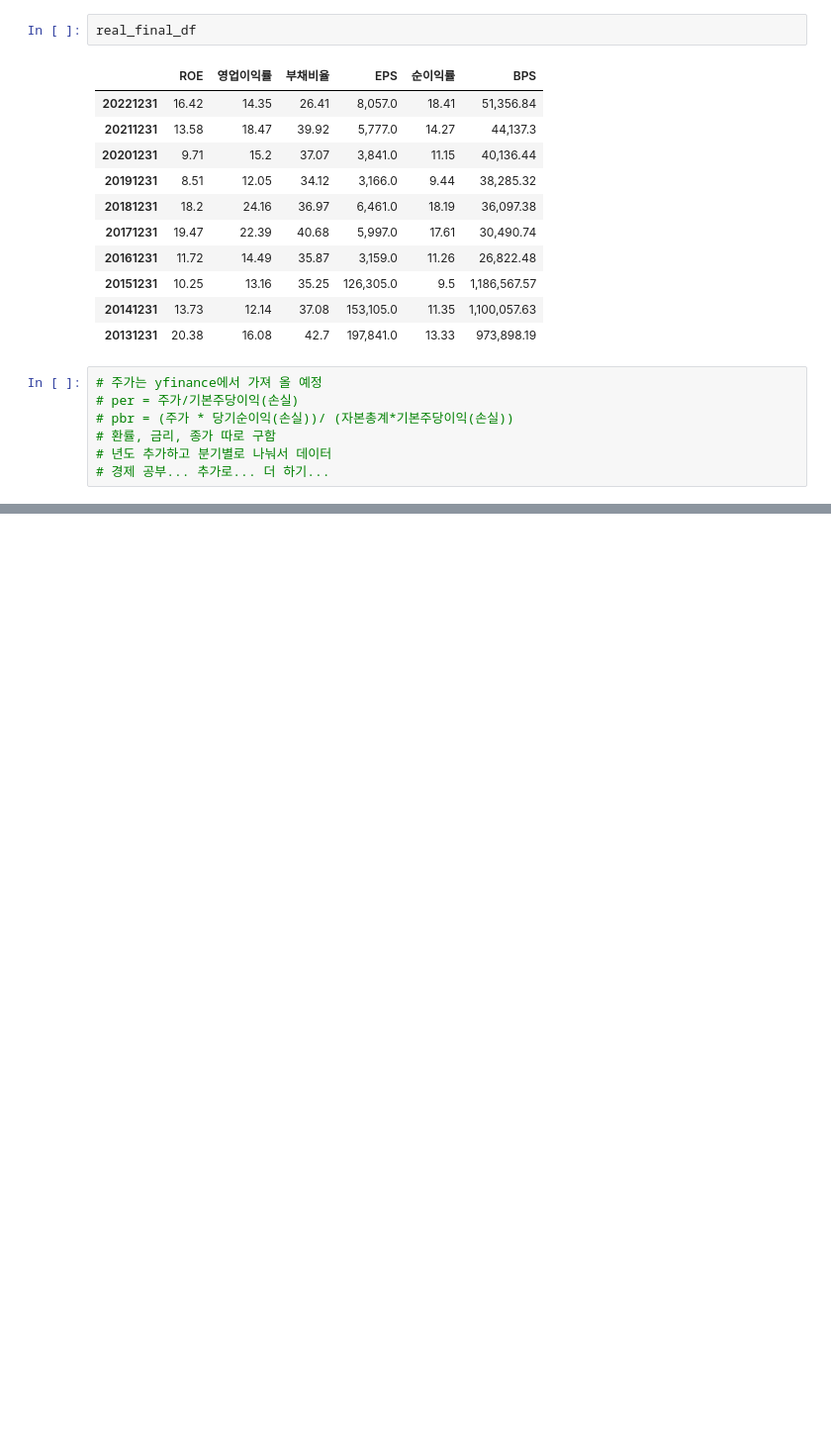
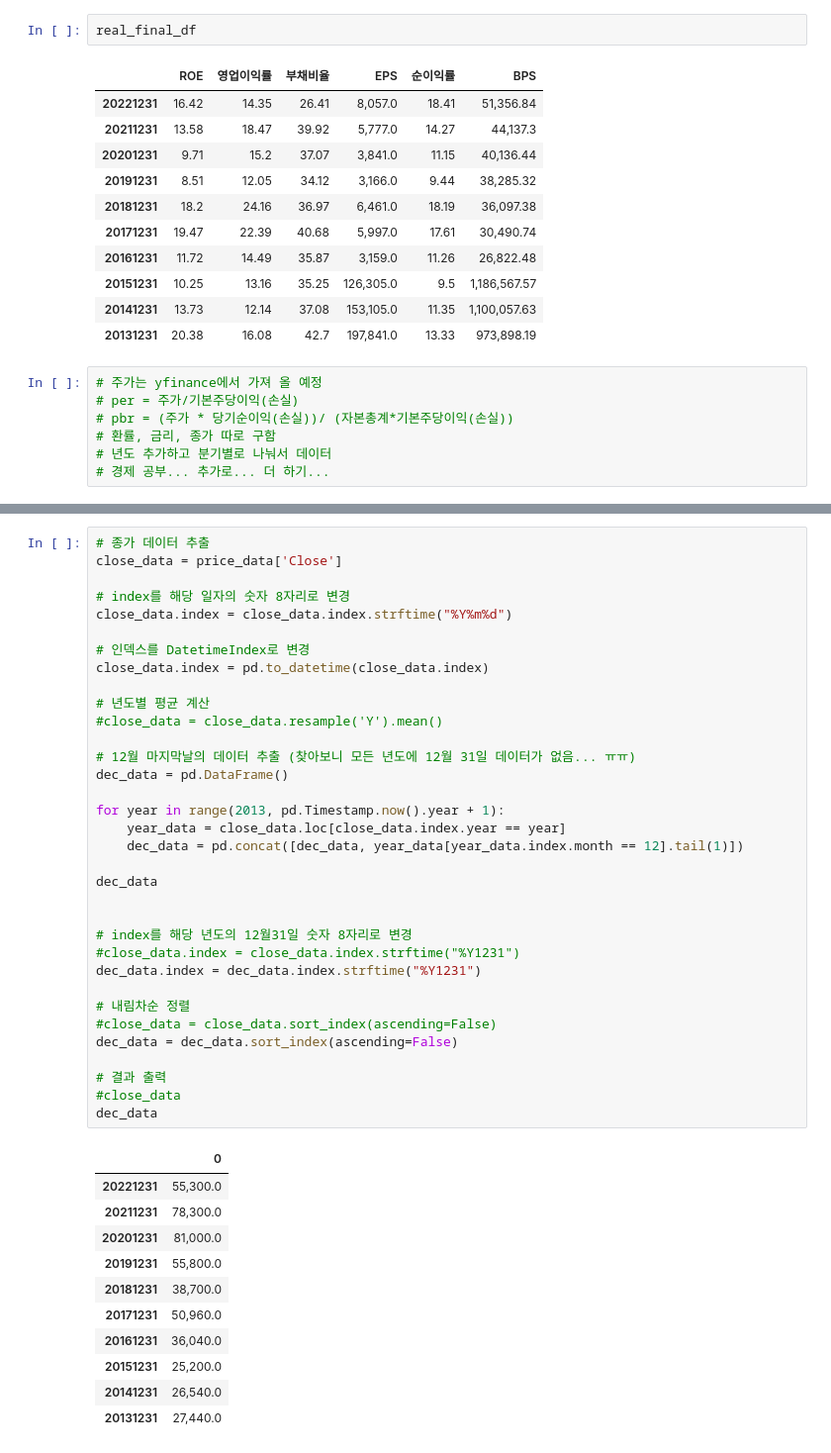
Before and after one commit to juhye-s/CapstoneStockModelingProject, a Jupyter notebook: #1. 주가 데이터 수집(Dart API).ipynb, the cells around one changed output, grey strips where cells are left out. Shown: that part at 99% size. Drawn from its saved outputs; the diff is of its cells as text; blank space fills up the shorter version.

```diff
--- a/주가 데이터 수집(Dart API).ipynb
+++ b/#1. 주가 데이터 수집(Dart API).ipynb
@@ -516,0 +552,46 @@ real_final_df
+# %%
+# 종가 데이터 추출
+close_data = price_data['Close']
+
+# index를 해당 일자의 숫자 8자리로 변경
+close_data.index = close_data.index.strftime("%Y%m%d")
+
+# 인덱스를 DatetimeIndex로 변경
+close_data.index = pd.to_datetime(close_data.index)
+
+# 년도별 평균 계산
+#close_data = close_data.resample('Y').mean()
+
+# 12월 마지막날의 데이터 추출 (찾아보니 모든 년도에 12월 31일 데이터가 없음... ㅠㅠ)
+dec_data = pd.DataFrame()
+
+for year in range(2013, pd.Timestamp.now().year + 1):
+    year_data = close_data.loc[close_data.index.year == year]
+    dec_data = pd.concat([dec_data, year_data[year_data.index.month == 12].tail(1)])
+
+dec_data
+
+
+# index를 해당 년도의 12월31일 숫자 8자리로 변경
+#close_data.index = close_data.index.strftime("%Y1231")
+dec_data.index = dec_data.index.strftime("%Y1231")
+
+# 내림차순 정렬
+#close_data = close_data.sort_index(ascending=False)
+dec_data = dec_data.sort_index(ascending=False)
+
+# 결과 출력
+#close_data
+dec_data
+# %% [output]
+|  | 0 |
+| 20221231 | 55,300.0 |
+| 20211231 | 78,300.0 |
+| 20201231 | 81,000.0 |
+| 20191231 | 55,800.0 |
+| 20181231 | 38,700.0 |
+| 20171231 | 50,960.0 |
+| 20161231 | 36,040.0 |
+| 20151231 | 25,200.0 |
+| 20141231 | 26,540.0 |
+| 20131231 | 27,440.0 |
```
Also changed, not shown: parts of 13 cells of this notebook, 14 other files.
